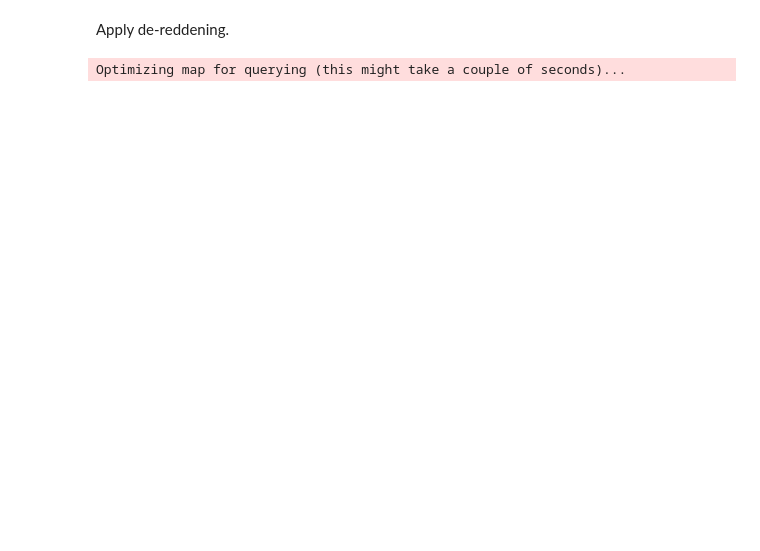
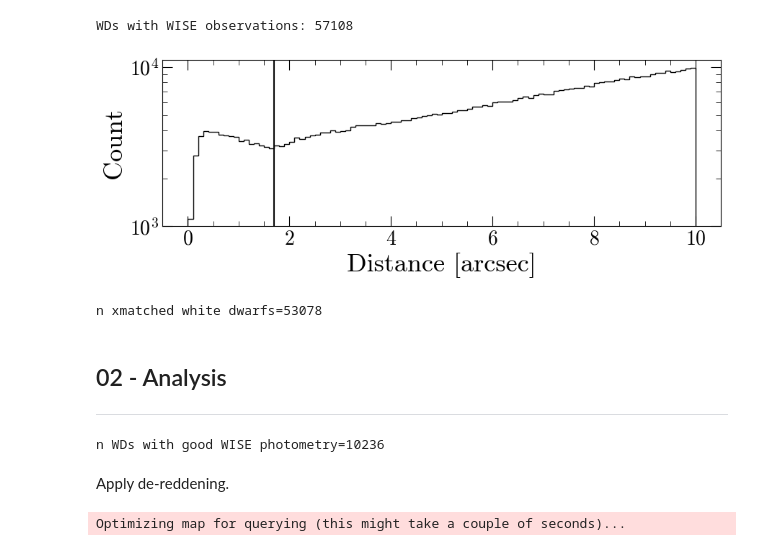
Before and after one commit to stefanarseneau/debris-disks, a Jupyter notebook: 01_gaia_excess.ipynb, the cells around one changed output. Saved outputs shown, nothing was run; the diff lists cells and outputs as text; code cells hidden in the pictures; blank space fills up the shorter version.

```diff
--- a/01_gaia_excess.ipynb
+++ b/01_gaia_excess.ipynb
@@ -51,0 +64,36 @@ catalog = catalog[catalog['r_med_geo'] < 200] # filter out stars that are very f
+# %%
+# read the xmatched tables
+wise_xmatch = Table.read('data/gentile_fusillo+2021_xmatch_WISE.dat', format='ipac')
+
+# if a column name ends in '_01', remove that part of the string
+keys_mod, keys_orig = ([s[:-3] for s in wise_xmatch.keys() if s.endswith("_01")], [s for s in wise_xmatch.keys() if s.endswith("_01")])
+wise_xmatch.remove_columns(['ra', 'dec'])
+wise_xmatch.rename_columns(keys_orig, keys_mod)
+# %%
+# choose only the real matches
+angdist = 1.7 # maximum angular distance
+
+plt.figure(figsize = (10,3))
+plt.hist(wise_xmatch['dist_x'], bins = 100, color = 'k', histtype = 'step')
+plt.axvline(x = angdist, c = 'k')
+plt.yscale('log')
+plt.xlabel('Distance [arcsec]')
+plt.ylabel('Count')
+
+wise_xmatch = wise_xmatch[wise_xmatch['dist_x'] < angdist]
+print(f'WDs with WISE observations:', len(wise_xmatch))
+# %% [output]
+WDs with WISE observations: 57108
+[figure, added]
+# %%
+# now match the two on the gaia source_id
+catalog = join(wd_catalog, wise_xmatch, keys='source_id')
+
+catalog.sort('dist_x') # sort the catalog in ascending order of angular separation
+catalog = unique(catalog, keys='source_id') # take the unique source_ids, keeping the first one
+catalog.rename_columns(['ra_1', 'dec_1'], ['ra', 'dec'])
+print(f'n xmatched white dwarfs={len(catalog)}' )
+
+del wise_xmatch, wd_catalog # delete unnecessary variables to save memory
+# %% [output]
+n xmatched white dwarfs=53078
@@ -52,3 +104,6 @@ catalog = catalog[catalog['r_med_geo'] < 200] # filter out stars that are very f
+# %% [markdown]
+## 02 - Analysis
+---
 # %%
 # convert the provided WISE fluxes into usable units
 lib = pyphot.get_library()
@@ -68,9 +123,12 @@ catalog['w2sigm'] = catalog['e_FW2'] / (1.09 * catalog['FW2'])
 # %%
 # quality filter the dataset (flag explanation: https://catalog.unwise.me/files/unwise_bitmask_writeup-03Dec2018.pdf)
 mask = np.all([catalog['w1snr'] > 3, catalog['w2snr'] > 3, # only select rows with W1 & W2 SNR > 3
-               catalog['FlagsW1'] == 0, catalog['FlagsW2'] == 0], # discard rows with flags indicating crowded field, diffraction spikes, etc
+               catalog['flags_unwise_1'] == 0, catalog['flags_unwise_2'] == 0], # discard rows with flags indicating crowded field, diffraction spikes, etc
                axis=0)
 catalog = catalog[mask] # apply the filter
+print(f'n WDs with good WISE photometry={len(catalog)}')
+# %% [output]
+n WDs with good WISE photometry=10236
 # %% [markdown]
 Apply de-reddening.
 # %%
```
Also changed, not shown: parts of 33 cells of this notebook, 10 other files.
